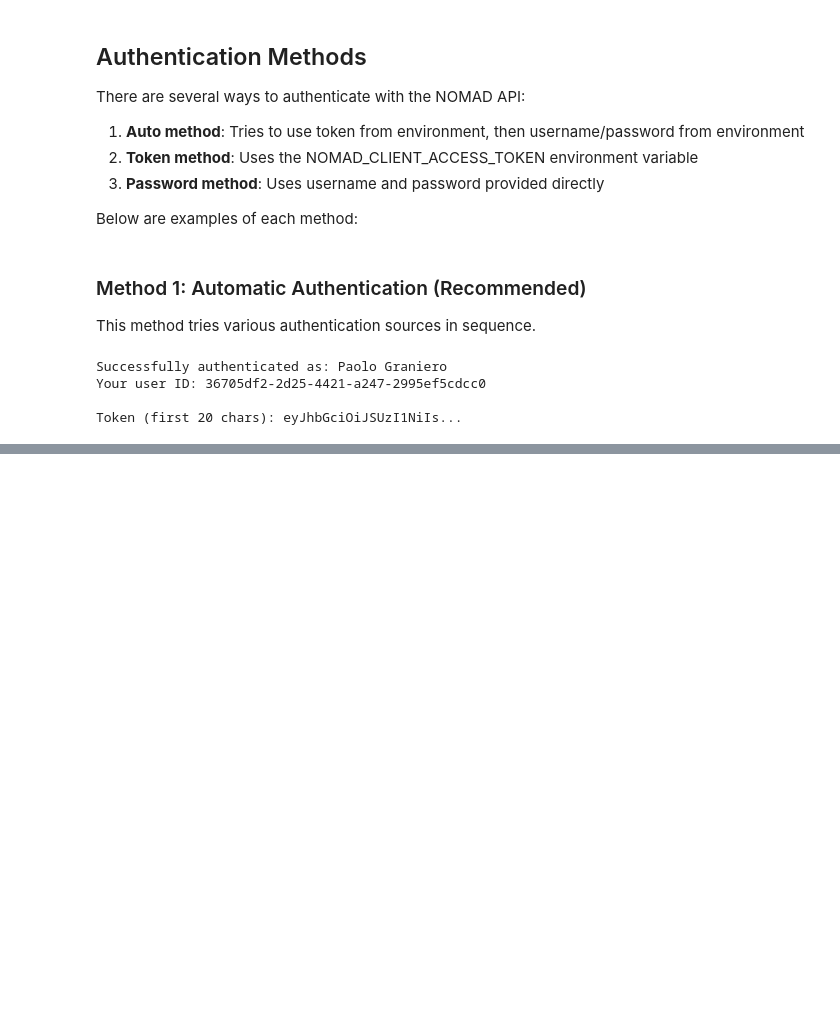
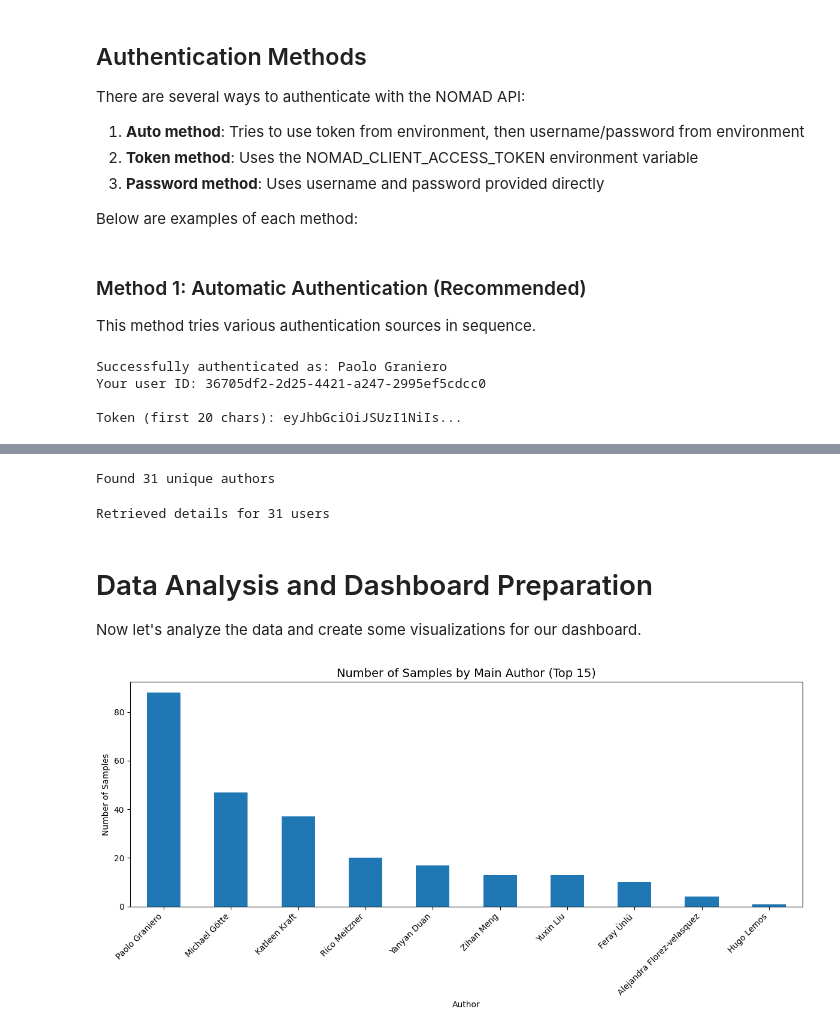
Before and after one commit to paolog8/NOMAD-Tools, a Jupyter notebook: explore-data.ipynb, the cells around one changed output, grey strips where cells are left out. Cells and saved outputs as stored; diff of their text form; code cells hidden in the pictures; blank space fills up the shorter version.

Commit message:
Extract data for all samples

```diff
--- a/explore-data.ipynb
+++ b/explore-data.ipynb
@@ -100,0 +289,4 @@ response["data"]
+# %%
+# Get all samples with author information (limiting to 5 pages for testing)
+# Remove the max_pages parameter to get all samples
+samples_data = get_all_samples_with_authors(client, page_size=50, max_pages=5)
@@ -100,0 +336,61 @@ response["data"]
+# %%
+# Create a dictionary to store user details (to avoid duplicate API calls)
+user_cache = {}
+
+# Get unique author IDs
+unique_authors = set(samples_df['main_author'].unique())
+for coauthors_list in samples_df['coauthors'].dropna():
+    if isinstance(coauthors_list, list):
+        unique_authors.update(coauthors_list)
+
+print(f"Found {len(unique_authors)} unique authors")
+# %% [output]
+Found 31 unique authors
+# %%
+# Retrieve user details for each unique author
+for user_id in unique_authors:
+    if user_id and user_id not in user_cache:
+        user_details = get_user_details(client, user_id)
+        if user_details:
+            user_cache[user_id] = user_details
+
+print(f"Retrieved details for {len(user_cache)} users")
+# %% [output]
+Retrieved details for 31 users
+# %%
+# Create a mapping from user ID to user name for easier reference
+user_id_to_name = {}
+
+for user_id, user_info in user_cache.items():
+    name = user_info.get('name') or user_info.get('username', 'Unknown')
+    user_id_to_name[user_id] = name
+
+# Add user names to the DataFrame
+samples_df['main_author_name'] = samples_df['main_author'].map(lambda x: user_id_to_name.get(x, 'Unknown'))
+
+# For coauthors (which is a list), add a new column with names
+def get_coauthor_names(coauthor_ids):
+    if not isinstance(coauthor_ids, list):
+        return []
+    return [user_id_to_name.get(user_id, 'Unknown') for user_id in coauthor_ids]
+
+samples_df['coauthor_names'] = samples_df['coauthors'].apply(get_coauthor_names)
+# %% [markdown]
+# Data Analysis and Dashboard Preparation
+
+Now let's analyze the data and create some visualizations for our dashboard.
+# %%
+# 1. Count samples per main author
+author_sample_counts = samples_df['main_author_name'].value_counts()
+
+# Create a bar chart
+plt.figure(figsize=(12, 6))
+author_sample_counts.head(15).plot(kind='bar')
+plt.title('Number of Samples by Main Author (Top 15)', fontsize=14)
+plt.xlabel('Author')
+plt.ylabel('Number of Samples')
+plt.xticks(rotation=45, ha='right')
+plt.tight_layout()
+plt.show()
+# %% [output]
+[figure, added]
```
Also changed, not shown: parts of 28 cells of this notebook.
